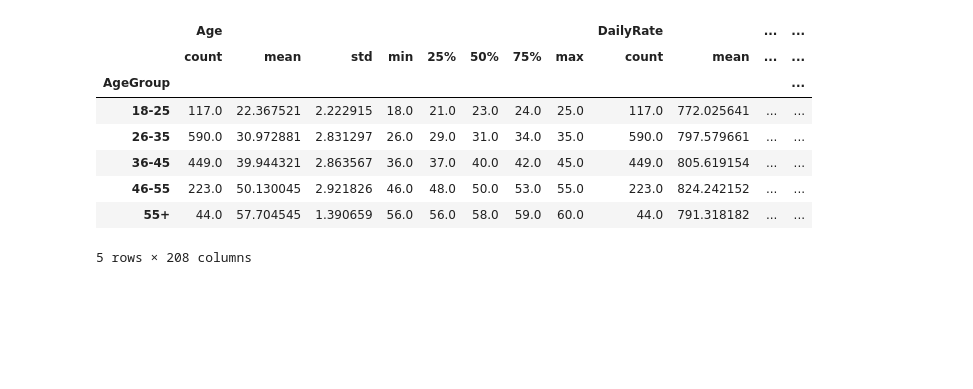
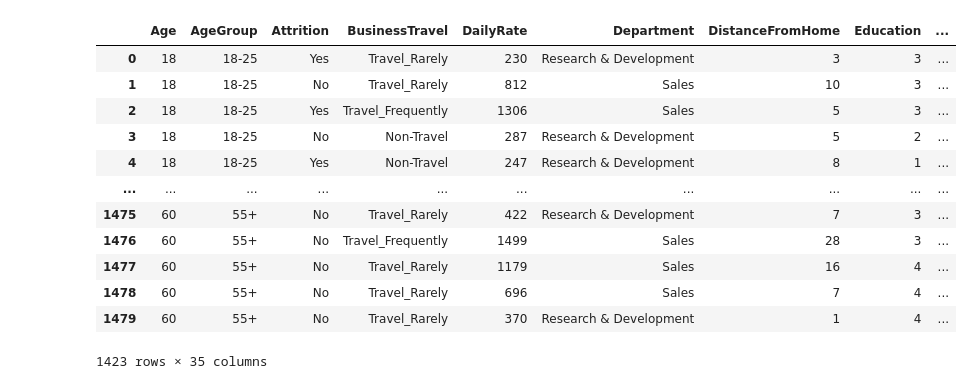
Before and after one commit to SethMoffat/Project_1, a Jupyter notebook: explore.ipynb, the cells around one changed output. Drawn from its saved outputs; the diff is of its cells as text; code cells hidden in the pictures; blank space fills up the shorter version.

```diff
--- a/explore.ipynb
+++ b/explore.ipynb
@@ -91,15 +114,3 @@ StandardHours: [80]
 StockOptionLevel: [0 2 1 3]
 TrainingTimesLastYear: [2 3 0 5 4 6 1]
 WorkLifeBalance: [3 4 1 2]
-# %%
-df.groupby(df['AgeGroup']).describe()
-# %% [output]
-|  | Age |  |  |  |  |  |  |  | DailyRate |  | ... | ... |
-|  | count | mean | std | min | 25% | 50% | 75% | max | count | mean | ... | ... |
-| AgeGroup |  |  |  |  |  |  |  |  |  |  |  | ... |
-| 18-25 | 117.0 | 22.367521 | 2.222915 | 18.0 | 21.0 | 23.0 | 24.0 | 25.0 | 117.0 | 772.025641 | ... | ... |
-| 26-35 | 590.0 | 30.972881 | 2.831297 | 26.0 | 29.0 | 31.0 | 34.0 | 35.0 | 590.0 | 797.579661 | ... | ... |
-| 36-45 | 449.0 | 39.944321 | 2.863567 | 36.0 | 37.0 | 40.0 | 42.0 | 45.0 | 449.0 | 805.619154 | ... | ... |
-| 46-55 | 223.0 | 50.130045 | 2.921826 | 46.0 | 48.0 | 50.0 | 53.0 | 55.0 | 223.0 | 824.242152 | ... | ... |
-| 55+ | 44.0 | 57.704545 | 1.390659 | 56.0 | 56.0 | 58.0 | 59.0 | 60.0 | 44.0 | 791.318182 | ... | ... |
-5 rows × 208 columns
@@ -106,5 +124,21 @@ df.groupby(df['AgeGroup']).describe()
 # %%
 df["ProportionAtCompany"] = df["YearsAtCompany"] / df["TotalWorkingYears"]
+# %%
+df
+# %% [output]
+|  | Age | AgeGroup | Attrition | BusinessTravel | DailyRate | Department | DistanceFromHome | Education | ... |
+| 0 | 18 | 18-25 | Yes | Travel_Rarely | 230 | Research & Development | 3 | 3 | ... |
+| 1 | 18 | 18-25 | No | Travel_Rarely | 812 | Sales | 10 | 3 | ... |
+| 2 | 18 | 18-25 | Yes | Travel_Frequently | 1306 | Sales | 5 | 3 | ... |
+| 3 | 18 | 18-25 | No | Non-Travel | 287 | Research & Development | 5 | 2 | ... |
+| 4 | 18 | 18-25 | Yes | Non-Travel | 247 | Research & Development | 8 | 1 | ... |
+| ... | ... | ... | ... | ... | ... | ... | ... | ... | ... |
+| 1475 | 60 | 55+ | No | Travel_Rarely | 422 | Research & Development | 7 | 3 | ... |
+| 1476 | 60 | 55+ | No | Travel_Frequently | 1499 | Sales | 28 | 3 | ... |
+| 1477 | 60 | 55+ | No | Travel_Rarely | 1179 | Sales | 16 | 4 | ... |
+| 1478 | 60 | 55+ | No | Travel_Rarely | 696 | Sales | 7 | 4 | ... |
+| 1479 | 60 | 55+ | No | Travel_Rarely | 370 | Research & Development | 1 | 4 | ... |
+1423 rows × 35 columns
 # %%
 attrition_group = df.groupby(df['Attrition'])
 for attrition_status, group in attrition_group:
```
Also changed, not shown: parts of 12 cells of this notebook.
